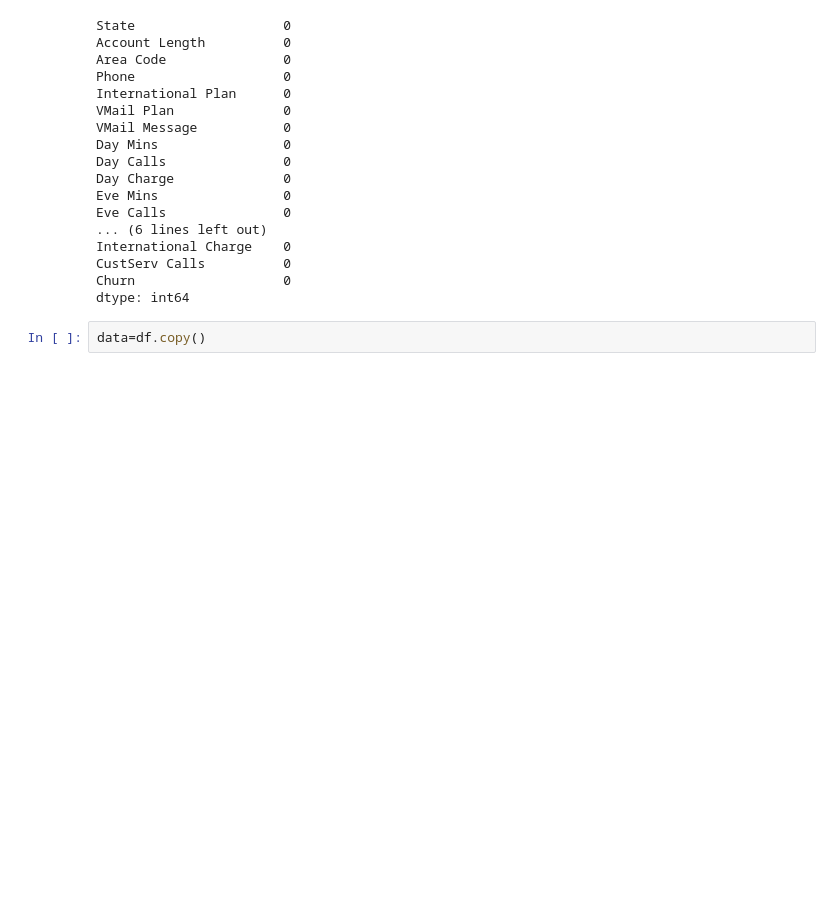
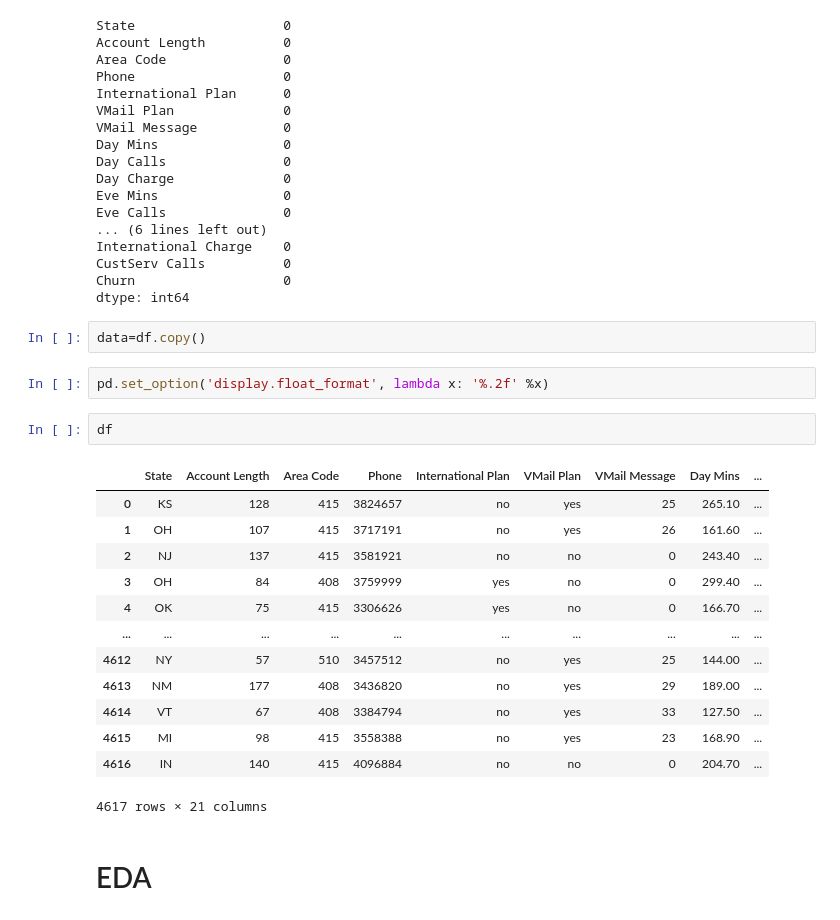
Before and after one commit to isahaq777/My_Projects, a Jupyter notebook: Data_Science_Projects/Telecom/No_Chrun_Telecom.ipynb, the cells around one changed output. Cells and saved outputs as stored; diff of their text form; blank space fills up the shorter version.

```diff
--- a/Data_Science_Projects/Telecom/No_Chrun_Telecom.ipynb
+++ b/Data_Science_Projects/Telecom/No_Chrun_Telecom.ipynb
@@ -198,3 +198,23 @@ Churn                   0
 dtype: int64
 # %%
 data=df.copy()
+# %%
+pd.set_option('display.float_format', lambda x: '%.2f' %x)
+# %%
+df
+# %% [output]
+|  | State | Account Length | Area Code | Phone | International Plan | VMail Plan | VMail Message | Day Mins | ... |
+| 0 | KS | 128 | 415 | 3824657 | no | yes | 25 | 265.10 | ... |
+| 1 | OH | 107 | 415 | 3717191 | no | yes | 26 | 161.60 | ... |
+| 2 | NJ | 137 | 415 | 3581921 | no | no | 0 | 243.40 | ... |
+| 3 | OH | 84 | 408 | 3759999 | yes | no | 0 | 299.40 | ... |
+| 4 | OK | 75 | 415 | 3306626 | yes | no | 0 | 166.70 | ... |
+| ... | ... | ... | ... | ... | ... | ... | ... | ... | ... |
+| 4612 | NY | 57 | 510 | 3457512 | no | yes | 25 | 144.00 | ... |
+| 4613 | NM | 177 | 408 | 3436820 | no | yes | 29 | 189.00 | ... |
+| 4614 | VT | 67 | 408 | 3384794 | no | yes | 33 | 127.50 | ... |
+| 4615 | MI | 98 | 415 | 3558388 | no | yes | 23 | 168.90 | ... |
+| 4616 | IN | 140 | 415 | 4096884 | no | no | 0 | 204.70 | ... |
+4617 rows × 21 columns
+# %% [markdown]
+# EDA
```
Also changed, not shown: parts of 16 cells of this notebook.
